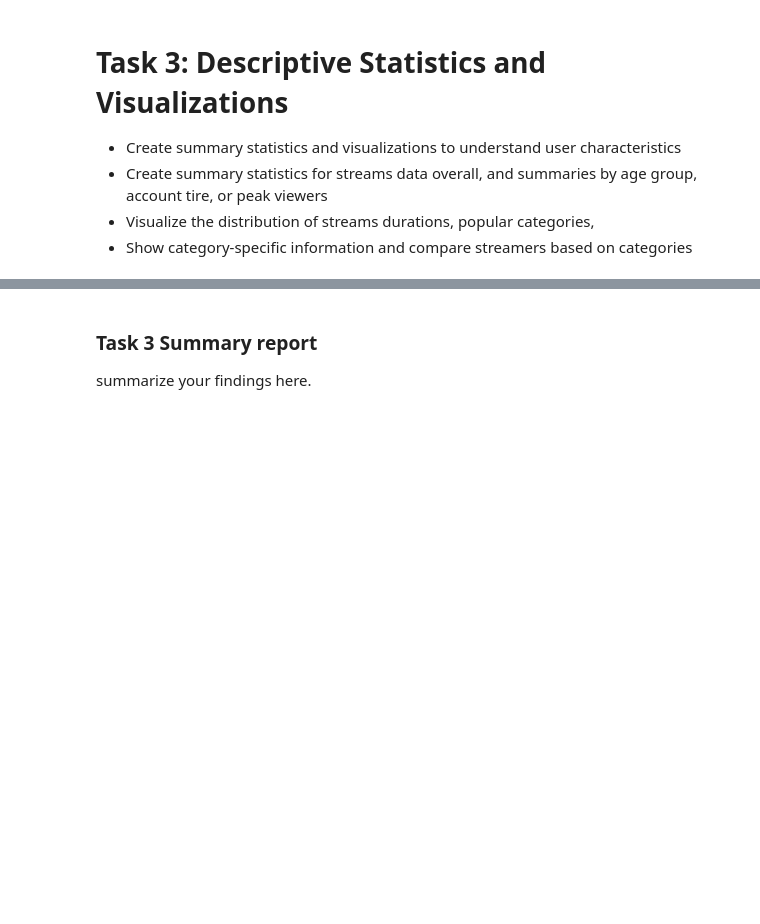
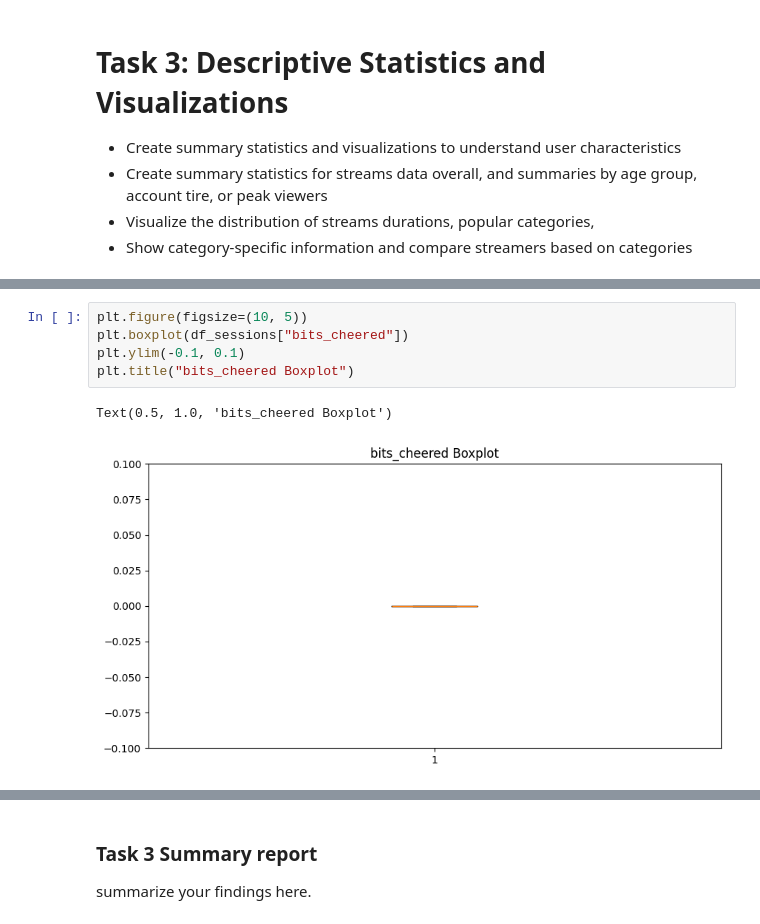
Before and after one commit to ChristianSantos2671/Santos_Christian_A01, a Jupyter notebook: iat461_a1_cs.ipynb, the cells around one changed output, grey strips where cells are left out. Drawn from its saved outputs; the diff is of its cells as text; blank space fills up the shorter version.

```diff
--- a/iat461_a1_cs.ipynb
+++ b/iat461_a1_cs.ipynb
@@ -675,0 +714,8 @@ Throught the four csv files, certain rows needed to be modified or deleted
+# %%
+plt.figure(figsize=(10, 5))
+plt.boxplot(df_sessions["bits_cheered"])
+plt.ylim(-0.1, 0.1)
+plt.title("bits_cheered Boxplot")
+# %% [output]
+Text(0.5, 1.0, 'bits_cheered Boxplot')
+[figure, added]
```
Also changed, not shown: parts of 28 cells of this notebook.
